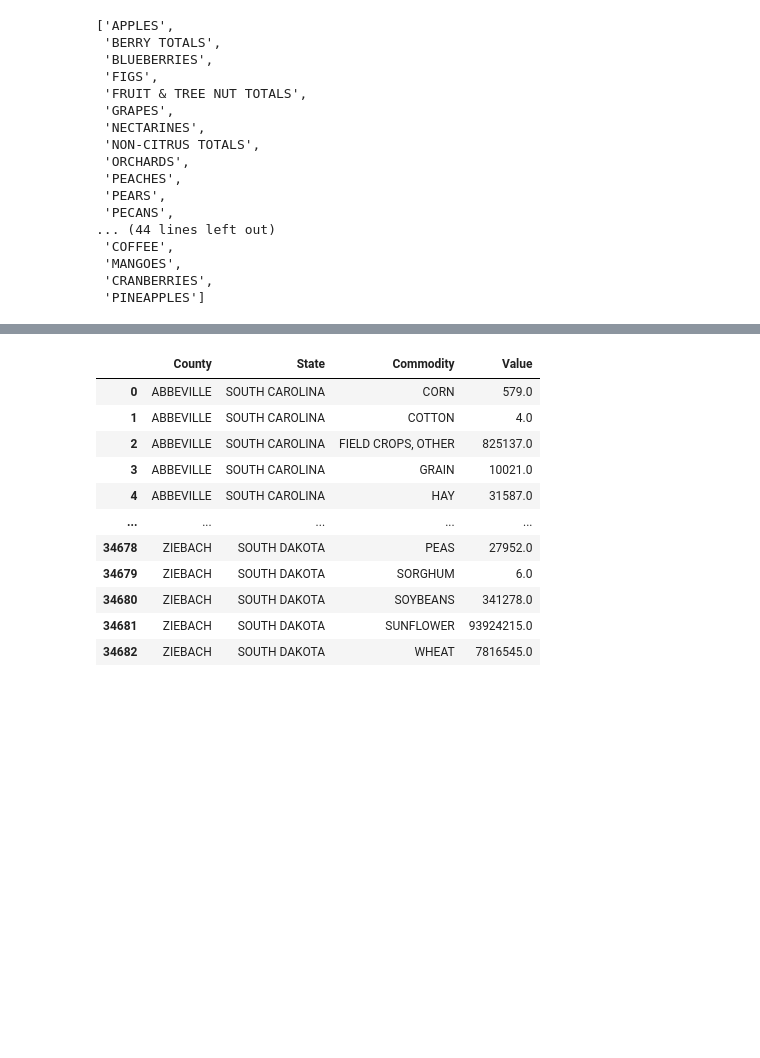
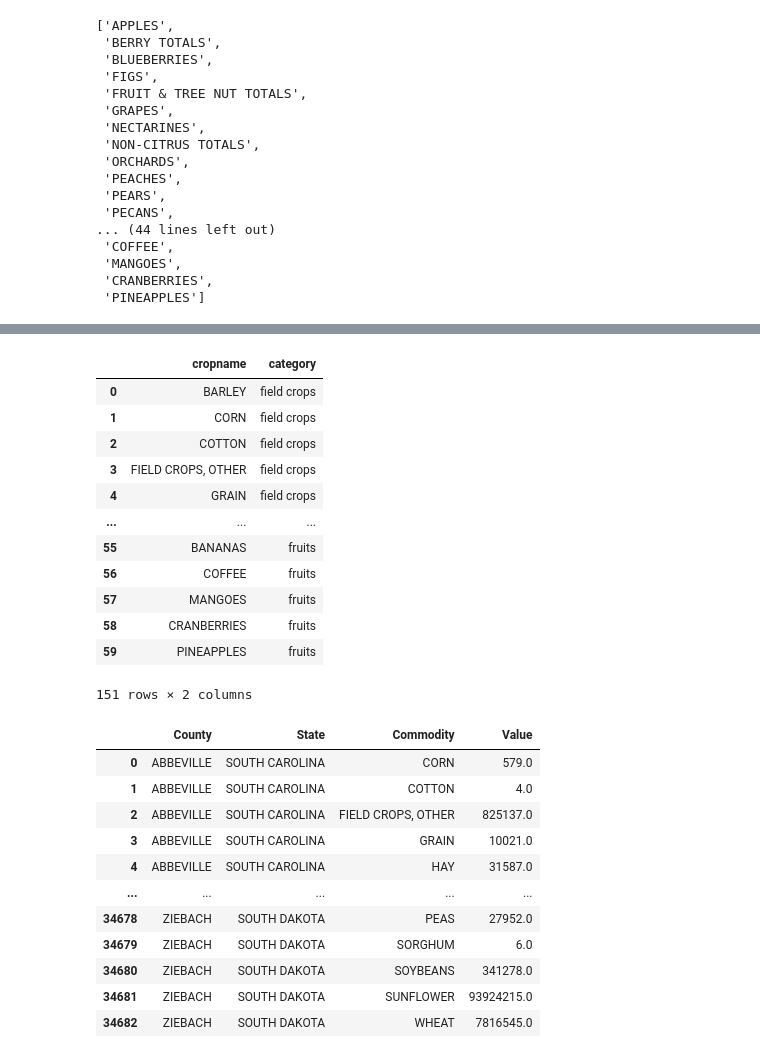
Before and after one commit to pandeysudip/us-agriculture, a Jupyter notebook: data_analysis.ipynb, the cells around one changed output, grey strips where cells are left out. Drawn from its saved outputs; the diff is of its cells as text; code cells hidden in the pictures; blank space fills up the shorter version.

```diff
--- a/data_analysis.ipynb
+++ b/data_analysis.ipynb
@@ -132,0 +141,2 @@ vegetables_list
+# %%
+unique_vegetables = unique_vegetables.rename(columns={0:'cropname'})
@@ -191,3 +210,8 @@ fruits_list
  'MANGOES',
  'CRANBERRIES',
  'PINEAPPLES']
+# %%
+unique_fruits = pd.DataFrame(fruits_list)
+unique_fruits ['category'] = 'fruits'
+# %%
+unique_fruits = unique_fruits.rename(columns={0:'cropname'})
@@ -193,0 +245,18 @@ fruits_list
+# %%
+crops_list=pd.concat([unique_field_crops,unique_vegetables,unique_fruits])
+# %%
+crops_list
+# %% [output]
+|  | cropname | category |
+| 0 | BARLEY | field crops |
+| 1 | CORN | field crops |
+| 2 | COTTON | field crops |
+| 3 | FIELD CROPS, OTHER | field crops |
+| 4 | GRAIN | field crops |
+| ... | ... | ... |
+| 55 | BANANAS | fruits |
+| 56 | COFFEE | fruits |
+| 57 | MANGOES | fruits |
+| 58 | CRANBERRIES | fruits |
+| 59 | PINEAPPLES | fruits |
+151 rows × 2 columns
```
Also changed, not shown: parts of 8 cells of this notebook, 9 other files.
